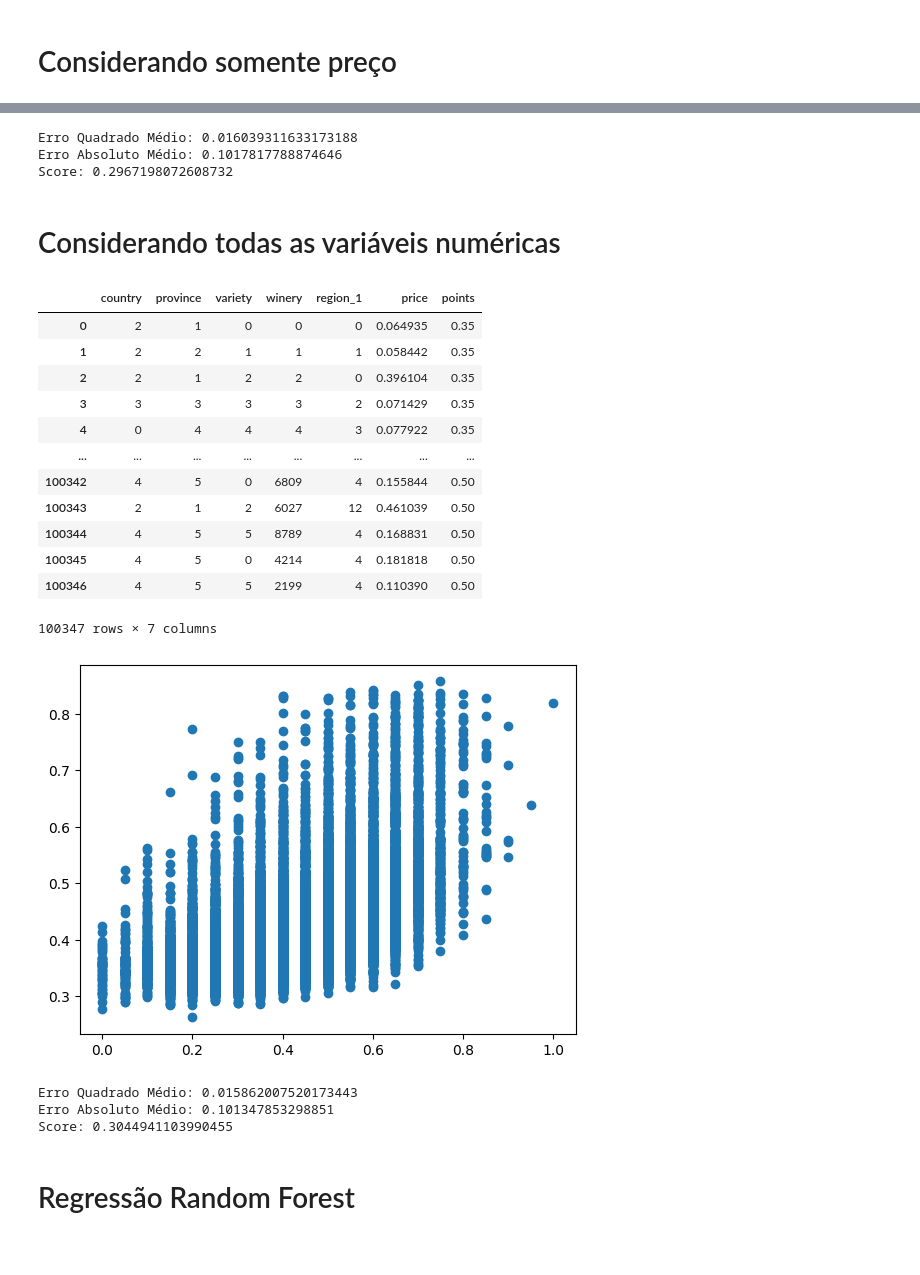
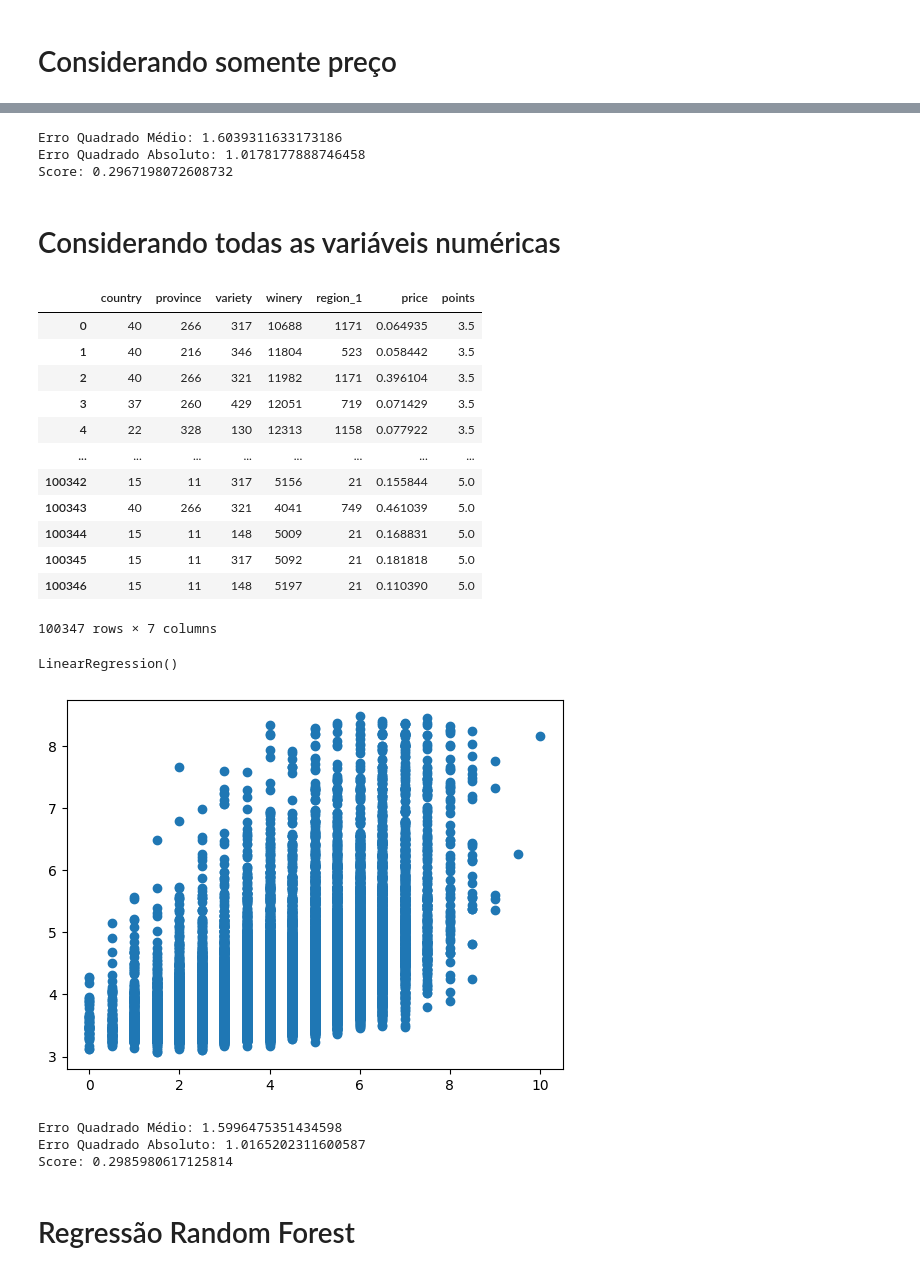
Before and after one commit to guilherme-puida/ia, a Jupyter notebook: notebooks/otimizacao_modelos/Cross_Validation_Winemag_Data.ipynb, the cells around one changed output, grey strips where cells are left out. Cells and saved outputs as stored; diff of their text form; code cells hidden in the pictures.

```diff
--- a/notebooks/otimizacao_modelos/Cross_Validation_Winemag_Data.ipynb
+++ b/notebooks/otimizacao_modelos/Cross_Validation_Winemag_Data.ipynb
@@ -7,7 +7,7 @@ import matplotlib.pyplot as plt
 import pandas as pd
 import numpy as np
 
-prepared = pd.read_csv('prepared_winemag-data-130k-v2.csv')
+prepared = pd.read_csv('../../datasets/wine_reviews/prepared/prepared_winemag-data-130k-v2.csv')
 # %%
 filtered = prepared.reindex(columns=['country', 'province', 'variety', 'winery', 'region_1', 'price', 'points'])
 display(filtered)
@@ -47,10 +47,10 @@ plt.show()
 # %%
 print(f"Erro Quadrado Médio: {mean_squared_error(y_pred, y_test)}")
-print(f"Erro Absoluto Médio: {mean_absolute_error(y_pred, y_test)}")
-print(f"Score: {model.score(X_test, y_test)}")
+print(f"Erro Quadrado Absoluto: {mean_absolute_error(y_pred, y_test)}")
+print(f"Score: {model_considering_only_price.score(X_test, y_test)}")
 # %% [output]
-Erro Quadrado Médio: 0.016039311633173188
-Erro Absoluto Médio: 0.1017817788874646
+Erro Quadrado Médio: 1.6039311633173186
+Erro Quadrado Absoluto: 1.0178177888746458
 Score: 0.2967198072608732
 # %% [markdown]
 # Considerando todas as variáveis numéricas
@@ -58,17 +58,17 @@ Score: 0.2967198072608732
 display(filtered)
 # %% [output]
 |  | country | province | variety | winery | region_1 | price | points |
-| 0 | 2 | 1 | 0 | 0 | 0 | 0.064935 | 0.35 |
-| 1 | 2 | 2 | 1 | 1 | 1 | 0.058442 | 0.35 |
-| 2 | 2 | 1 | 2 | 2 | 0 | 0.396104 | 0.35 |
-| 3 | 3 | 3 | 3 | 3 | 2 | 0.071429 | 0.35 |
-| 4 | 0 | 4 | 4 | 4 | 3 | 0.077922 | 0.35 |
+| 0 | 40 | 266 | 317 | 10688 | 1171 | 0.064935 | 3.5 |
+| 1 | 40 | 216 | 346 | 11804 | 523 | 0.058442 | 3.5 |
+| 2 | 40 | 266 | 321 | 11982 | 1171 | 0.396104 | 3.5 |
+| 3 | 37 | 260 | 429 | 12051 | 719 | 0.071429 | 3.5 |
+| 4 | 22 | 328 | 130 | 12313 | 1158 | 0.077922 | 3.5 |
 | ... | ... | ... | ... | ... | ... | ... | ... |
-| 100342 | 4 | 5 | 0 | 6809 | 4 | 0.155844 | 0.50 |
-| 100343 | 2 | 1 | 2 | 6027 | 12 | 0.461039 | 0.50 |
-| 100344 | 4 | 5 | 5 | 8789 | 4 | 0.168831 | 0.50 |
-| 100345 | 4 | 5 | 0 | 4214 | 4 | 0.181818 | 0.50 |
-| 100346 | 4 | 5 | 5 | 2199 | 4 | 0.110390 | 0.50 |
+| 100342 | 15 | 11 | 317 | 5156 | 21 | 0.155844 | 5.0 |
+| 100343 | 40 | 266 | 321 | 4041 | 749 | 0.461039 | 5.0 |
+| 100344 | 15 | 11 | 148 | 5009 | 21 | 0.168831 | 5.0 |
+| 100345 | 15 | 11 | 317 | 5092 | 21 | 0.181818 | 5.0 |
+| 100346 | 15 | 11 | 148 | 5197 | 21 | 0.110390 | 5.0 |
 100347 rows × 7 columns
 # %%
 X = filtered.iloc[:, :-1].values
@@ -76,24 +76,24 @@ y = filtered['points'].values
 
 X_train, X_test, y_train, y_test = train_test_split(X, y, test_size=0.2, random_state=42)
 # %%
-model = LinearRegression()
-model.fit(X_train, y_train)
-
-most_promising_model = model
+model_considering_all_numeric_variables = LinearRegression()
+model_considering_all_numeric_variables.fit(X_train, y_train)
+# %% [output]
+LinearRegression()
 # %%
-y_pred = model.predict(X_test)
+y_pred = model_considering_all_numeric_variables.predict(X_test)
 plt.scatter(y_test, y_pred)
 plt.show()
 # %% [output]
-[figure, old version]
+[figure, new version]
 # %%
 print(f"Erro Quadrado Médio: {mean_squared_error(y_pred, y_test)}")
-print(f"Erro Absoluto Médio: {mean_absolute_error(y_pred, y_test)}")
-print(f"Score: {model.score(X_test, y_test)}")
+print(f"Erro Quadrado Absoluto: {mean_absolute_error(y_pred, y_test)}")
+print(f"Score: {model_considering_all_numeric_variables.score(X_test, y_test)}")
 # %% [output]
-Erro Quadrado Médio: 0.015862007520173443
-Erro Absoluto Médio: 0.101347853298851
-Score: 0.3044941103990455
+Erro Quadrado Médio: 1.5996475351434598
+Erro Quadrado Absoluto: 1.0165202311600587
+Score: 0.2985980617125814
 # %% [markdown]
 # Regressão Random Forest
 # %%
```
Also changed, not shown: parts of 22 cells of this notebook, 4 other files.
